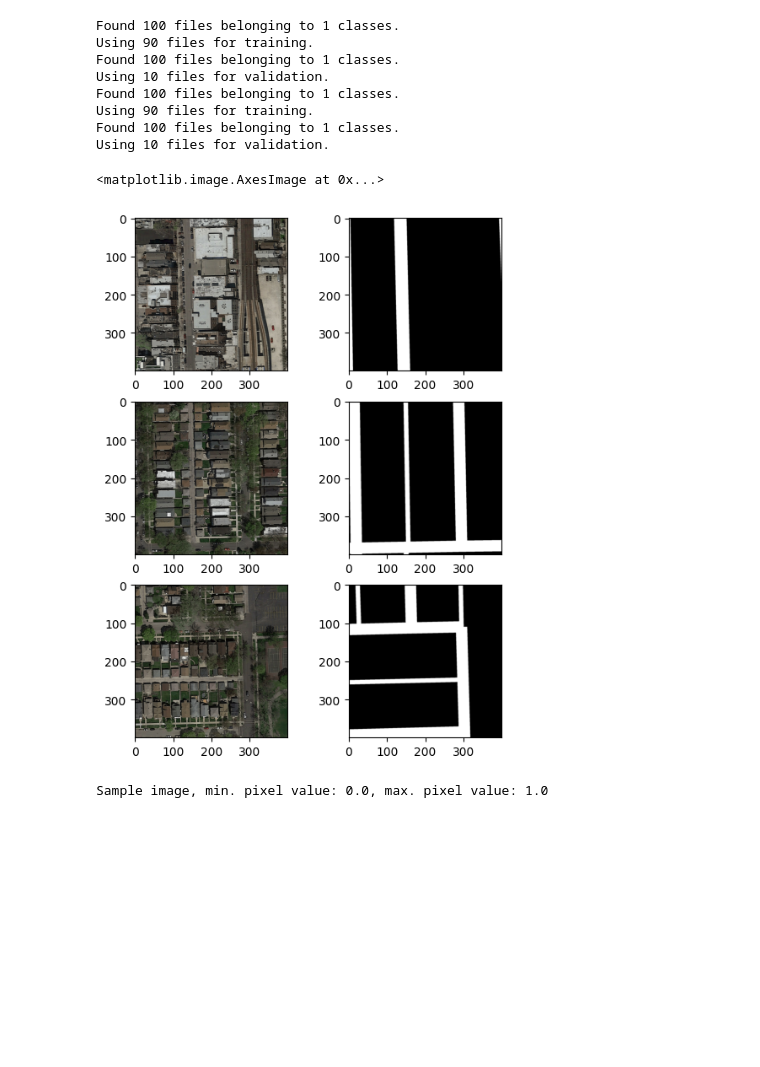
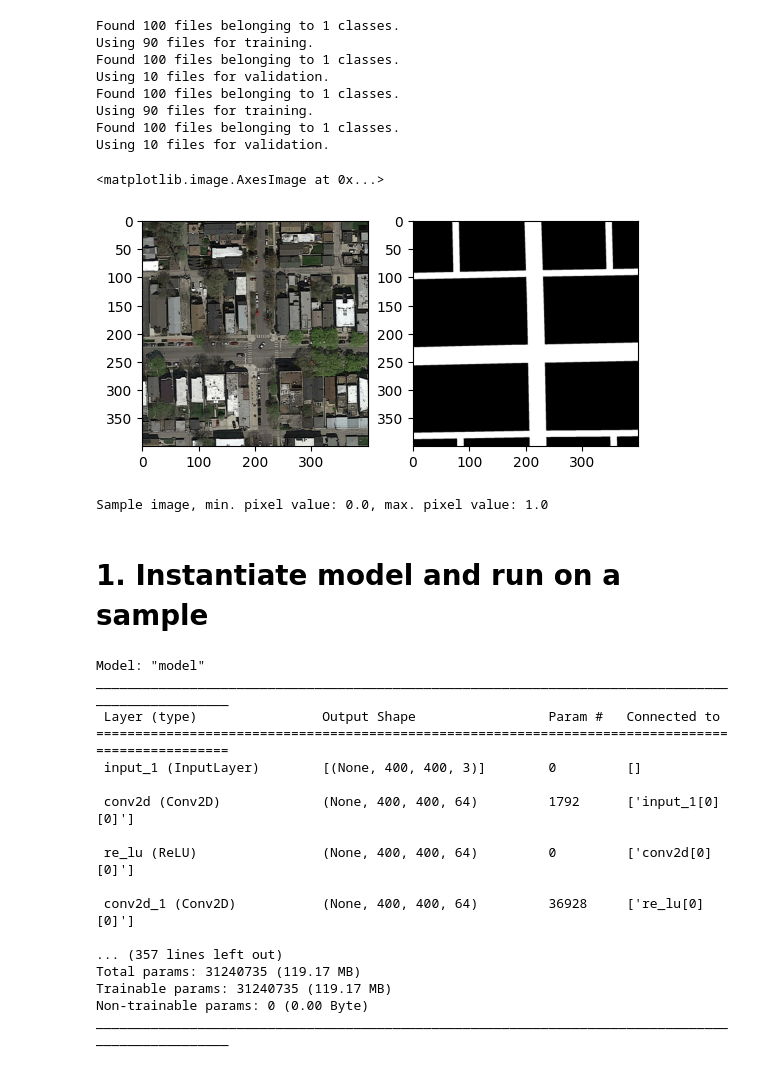
Before and after one commit to jinyangp/road_segmentation, a Jupyter notebook: attention_unet/train.ipynb, the cells around one changed output. Drawn from its saved outputs; the diff is of its cells as text; code cells hidden in the pictures; blank space fills up the shorter version.

Commit message:
finished model code

```diff
--- a/attention_unet/train.ipynb
+++ b/attention_unet/train.ipynb
@@ -33,9 +42,10 @@ Source: https://www.tensorflow.org/tutorials/load_data/images
 # %%
 # Step 1
 
-batch_size = 8
+batch_size = 1 # change back to 8 later
 img_height = 400
 img_width = 400
+num_channels = 3
 # %%
 # Step 2
 # Use a seed of 1 to ensure reproducibility of results
@@ -98,27 +108,26 @@ Using 10 files for validation.
 # %%
 _imgs = []
 _gts = []
 
 for images in train_imgs_ds.take(1):
-    for i in range(3):
+    for i in range(1):
         _imgs.append(images[i].numpy().astype("uint8"))
 
 for gts in train_gt_ds.take(1):
-    for i in range(3):
+    for i in range(1):
         _gts.append(gts[i].numpy().astype("uint8"))
 
-fig, axs = plt.subplots(3,2, figsize=(6, 8))
-axs[0][0].imshow(_imgs[0])
-axs[0][1].imshow(_gts[0], cmap="gray")
+fig, axs = plt.subplots(1,2)
+#fig, axs = plt.subplots(2,2, figsize=(6, 8))
 
-axs[1][0].imshow(_imgs[1])
-axs[1][1].imshow(_gts[1], cmap="gray")
+axs[0].imshow(_imgs[0])
+axs[1].imshow(_gts[0], cmap="gray")
 
-axs[2][0].imshow(_imgs[2])
-axs[2][1].imshow(_gts[2], cmap="gray")
+#axs[1][0].imshow(_imgs[1])
+#axs[1][1].imshow(_gts[1], cmap="gray")
 # %% [output]
 <matplotlib.image.AxesImage at 0x...>
-[figure, old version]
+[figure, new version]
 # %%
 # Step 3
 # No need to normalise for groundtruths since they will only contain two possible pixel values, black or white
@@ -133,3 +142,35 @@ sample_image = sample_img_batch[0]
 print(f'Sample image, min. pixel value: {np.min(sample_image)}, max. pixel value: {np.max(sample_image)}')
 # %% [output]
 Sample image, min. pixel value: 0.0, max. pixel value: 1.0
+# %% [markdown]
+# 1. Instantiate model and run on a sample
+# %%
+'''
+input_shape = (img_height, img_width, num_channels)
+cbam_unet_model = CBAM_UNet(input_shape)
+# cbam_unet_model.build(input_shape) # input shape: (None, 400, 400, 3)
+cbam_unet_model.summary()
+'''
+
+input_shape = (None, img_height, img_width, num_channels)
+cbam_unet_model = CBAM_UNet(input_shape[1:])
+cbam_unet_model.build(input_shape) # input shape: (None, 400, 400, 3)
+cbam_unet_model.summary()
+# %% [output]
+Model: "model"
+__________________________________________________________________________________________________
+ Layer (type)                Output Shape                 Param #   Connected to
+==================================================================================================
+ input_1 (InputLayer)        [(None, 400, 400, 3)]        0         []
+
+ conv2d (Conv2D)             (None, 400, 400, 64)         1792      ['input_1[0][0]']
+
+ re_lu (ReLU)                (None, 400, 400, 64)         0         ['conv2d[0][0]']
+
+ conv2d_1 (Conv2D)           (None, 400, 400, 64)         36928     ['re_lu[0][0]']
+
+... (357 lines left out)
+Total params: 31240735 (119.17 MB)
+Trainable params: 31240735 (119.17 MB)
+Non-trainable params: 0 (0.00 Byte)
+__________________________________________________________________________________________________
```
Also changed, not shown: parts of 7 cells of this notebook, 3 other files.
